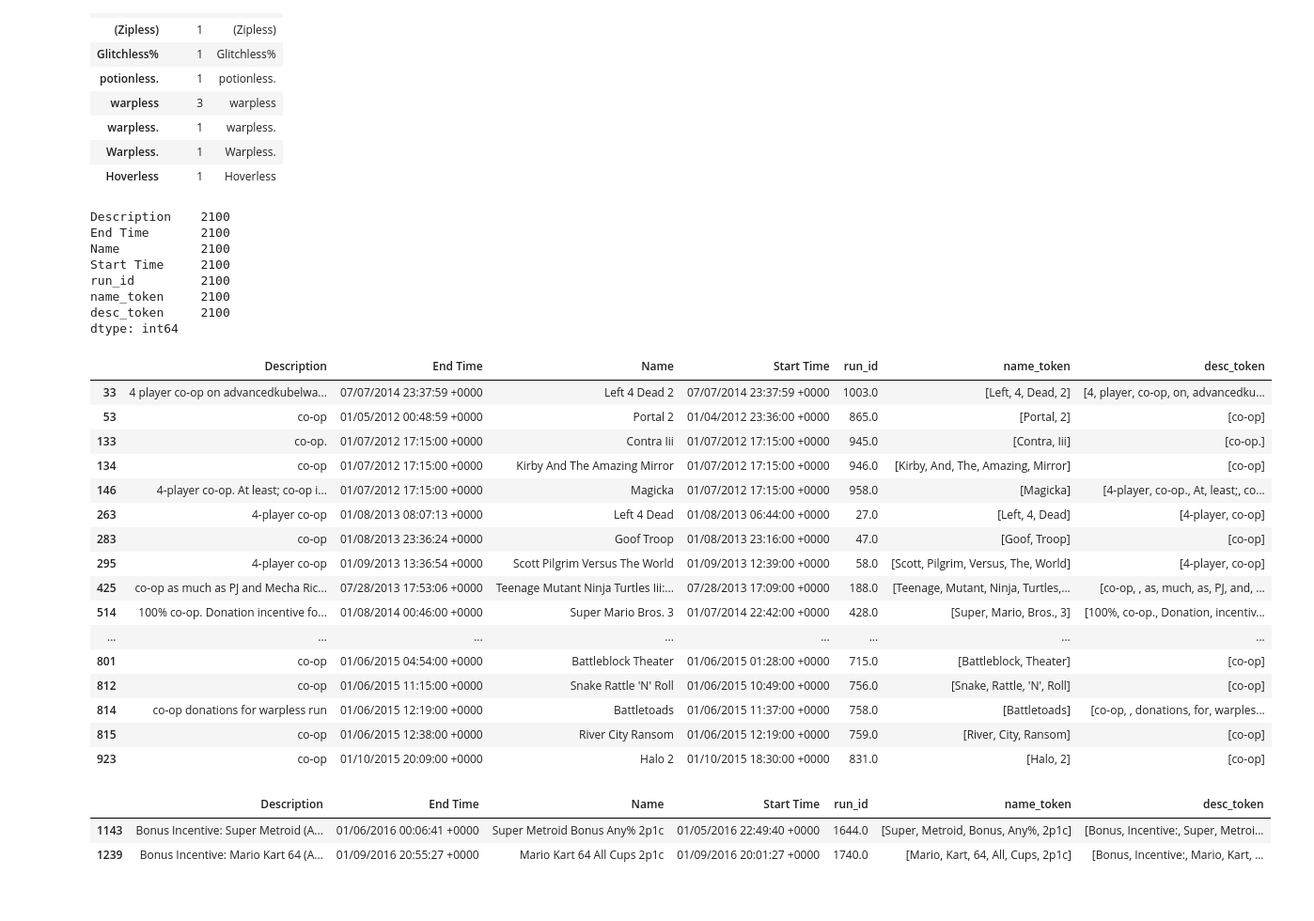
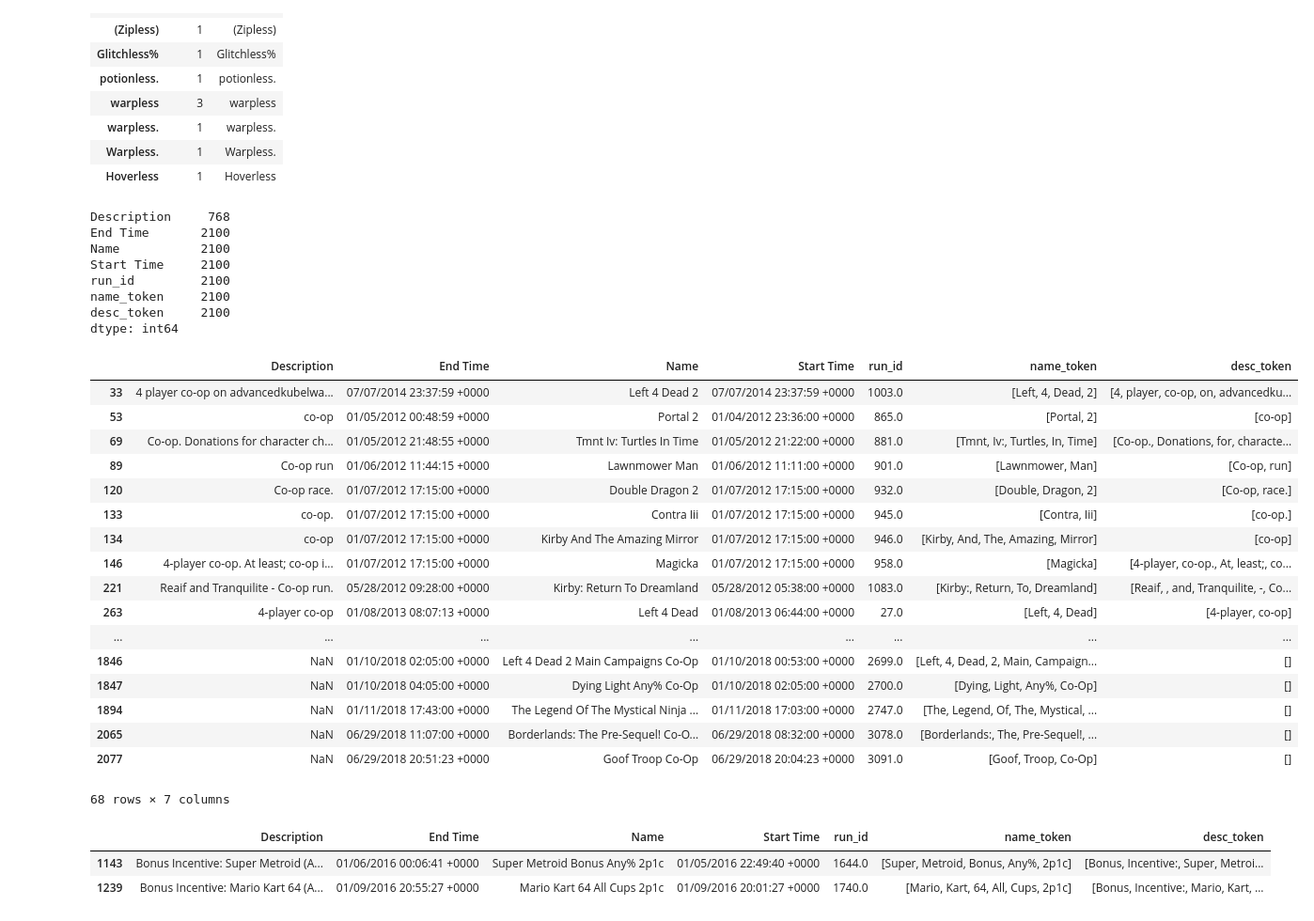
Before and after one commit to jtanquil/data-done-quick, a Jupyter notebook: runs_cleaning.ipynb, the cells around one changed output. Shown at 94% size. Cells and saved outputs as stored; diff of their text form; code cells hidden in the pictures.

Commit message:
scraped more donations, working on cleaning runs data

```diff
--- a/runs_cleaning.ipynb
+++ b/runs_cleaning.ipynb
@@ -263,11 +263,11 @@ words.loc[['less' in s for s in words.word]]
 | Warpless. | 1 | Warpless. |
 | Hoverless | 1 | Hoverless |
 # %%
-runs.Description = runs.Description.fillna('')
+#runs.Description = runs.Description.fillna('')
 # %%
 runs.count()
 # %% [output]
-Description    2100
+Description     768
 End Time       2100
 Name           2100
 Start Time     2100
@@ -276,26 +276,33 @@ name_token     2100
 desc_token     2100
 dtype: int64
 # %%
-def search(s):
-    return runs.loc[(runs.Description.apply(lambda x: s in x)) | (runs.Name.apply(lambda x: s in x))]
+def search_string(s, x):
+    try:
+        return s.lower() in x.lower()
+    except:
+        return False
+
+def search(s, df):
+    return df.loc[(df.Description.apply(lambda x: search_string(s, x))) | (df.Name.apply(lambda x: search_string(s, x)))]
 # %%
-search('co-op')
+search('co-op', runs)
 # %% [output]
 |  | Description | End Time | Name | Start Time | run_id | name_token | desc_token |
 | 33 | 4 player co-op on advancedkubelwa... | 07/07/2014 23:37:59 +0000 | Left 4 Dead 2 | 07/07/2014 23:37:59 +0000 | 1003.0 | [Left, 4, Dead, 2] | [4, player, co-op, on, advancedku... |
 | 53 | co-op | 01/05/2012 00:48:59 +0000 | Portal 2 | 01/04/2012 23:36:00 +0000 | 865.0 | [Portal, 2] | [co-op] |
+| 69 | Co-op. Donations for character ch... | 01/05/2012 21:48:55 +0000 | Tmnt Iv: Turtles In Time | 01/05/2012 21:22:00 +0000 | 881.0 | [Tmnt, Iv:, Turtles, In, Time] | [Co-op., Donations, for, characte... |
+| 89 | Co-op run | 01/06/2012 11:44:15 +0000 | Lawnmower Man | 01/06/2012 11:11:00 +0000 | 901.0 | [Lawnmower, Man] | [Co-op, run] |
+| 120 | Co-op race. | 01/07/2012 17:15:00 +0000 | Double Dragon 2 | 01/07/2012 17:15:00 +0000 | 932.0 | [Double, Dragon, 2] | [Co-op, race.] |
 | 133 | co-op. | 01/07/2012 17:15:00 +0000 | Contra Iii | 01/07/2012 17:15:00 +0000 | 945.0 | [Contra, Iii] | [co-op.] |
 | 134 | co-op | 01/07/2012 17:15:00 +0000 | Kirby And The Amazing Mirror | 01/07/2012 17:15:00 +0000 | 946.0 | [Kirby, And, The, Amazing, Mirror] | [co-op] |
 | 146 | 4-player co-op. At least; co-op i... | 01/07/2012 17:15:00 +0000 | Magicka | 01/07/2012 17:15:00 +0000 | 958.0 | [Magicka] | [4-player, co-op., At, least;, co... |
+| 221 | Reaif and Tranquilite - Co-op run. | 05/28/2012 09:28:00 +0000 | Kirby: Return To Dreamland | 05/28/2012 05:38:00 +0000 | 1083.0 | [Kirby:, Return, To, Dreamland] | [Reaif, , and, Tranquilite, -, Co... |
 | 263 | 4-player co-op | 01/08/2013 08:07:13 +0000 | Left 4 Dead | 01/08/2013 06:44:00 +0000 | 27.0 | [Left, 4, Dead] | [4-player, co-op] |
-| 283 | co-op | 01/08/2013 23:36:24 +0000 | Goof Troop | 01/08/2013 23:16:00 +0000 | 47.0 | [Goof, Troop] | [co-op] |
-| 295 | 4-player co-op | 01/09/2013 13:36:54 +0000 | Scott Pilgrim Versus The World | 01/09/2013 12:39:00 +0000 | 58.0 | [Scott, Pilgrim, Versus, The, World] | [4-player, co-op] |
-| 425 | co-op as much as PJ and Mecha Ric... | 07/28/2013 17:53:06 +0000 | Teenage Mutant Ninja Turtles Iii:... | 07/28/2013 17:09:00 +0000 | 188.0 | [Teenage, Mutant, Ninja, Turtles,... | [co-op, , as, much, as, PJ, and, ... |
-| 514 | 100% co-op. Donation incentive fo... | 01/08/2014 00:46:00 +0000 | Super Mario Bros. 3 | 01/07/2014 22:42:00 +0000 | 428.0 | [Super, Mario, Bros., 3] | [100%, co-op., Donation, incentiv... |
 | ... | ... | ... | ... | ... | ... | ... | ... |
-| 801 | co-op | 01/06/2015 04:54:00 +0000 | Battleblock Theater | 01/06/2015 01:28:00 +0000 | 715.0 | [Battleblock, Theater] | [co-op] |
-| 812 | co-op | 01/06/2015 11:15:00 +0000 | Snake Rattle 'N' Roll | 01/06/2015 10:49:00 +0000 | 756.0 | [Snake, Rattle, 'N', Roll] | [co-op] |
-| 814 | co-op donations for warpless run | 01/06/2015 12:19:00 +0000 | Battletoads | 01/06/2015 11:37:00 +0000 | 758.0 | [Battletoads] | [co-op, , donations, for, warples... |
-| 815 | co-op | 01/06/2015 12:38:00 +0000 | River City Ransom | 01/06/2015 12:19:00 +0000 | 759.0 | [River, City, Ransom] | [co-op] |
-| 923 | co-op | 01/10/2015 20:09:00 +0000 | Halo 2 | 01/10/2015 18:30:00 +0000 | 831.0 | [Halo, 2] | [co-op] |
+| 1846 | NaN | 01/10/2018 02:05:00 +0000 | Left 4 Dead 2 Main Campaigns Co-Op | 01/10/2018 00:53:00 +0000 | 2699.0 | [Left, 4, Dead, 2, Main, Campaign... | [] |
+| 1847 | NaN | 01/10/2018 04:05:00 +0000 | Dying Light Any% Co-Op | 01/10/2018 02:05:00 +0000 | 2700.0 | [Dying, Light, Any%, Co-Op] | [] |
+| 1894 | NaN | 01/11/2018 17:43:00 +0000 | The Legend Of The Mystical Ninja ... | 01/11/2018 17:03:00 +0000 | 2747.0 | [The, Legend, Of, The, Mystical, ... | [] |
+| 2065 | NaN | 06/29/2018 11:07:00 +0000 | Borderlands: The Pre-Sequel! Co-O... | 06/29/2018 08:32:00 +0000 | 3078.0 | [Borderlands:, The, Pre-Sequel!, ... | [] |
+| 2077 | NaN | 06/29/2018 20:51:23 +0000 | Goof Troop Co-Op | 06/29/2018 20:04:23 +0000 | 3091.0 | [Goof, Troop, Co-Op] | [] |
+68 rows × 7 columns
 # %%
```
Also changed, not shown: parts of 30 cells of this notebook, 3 other files.
